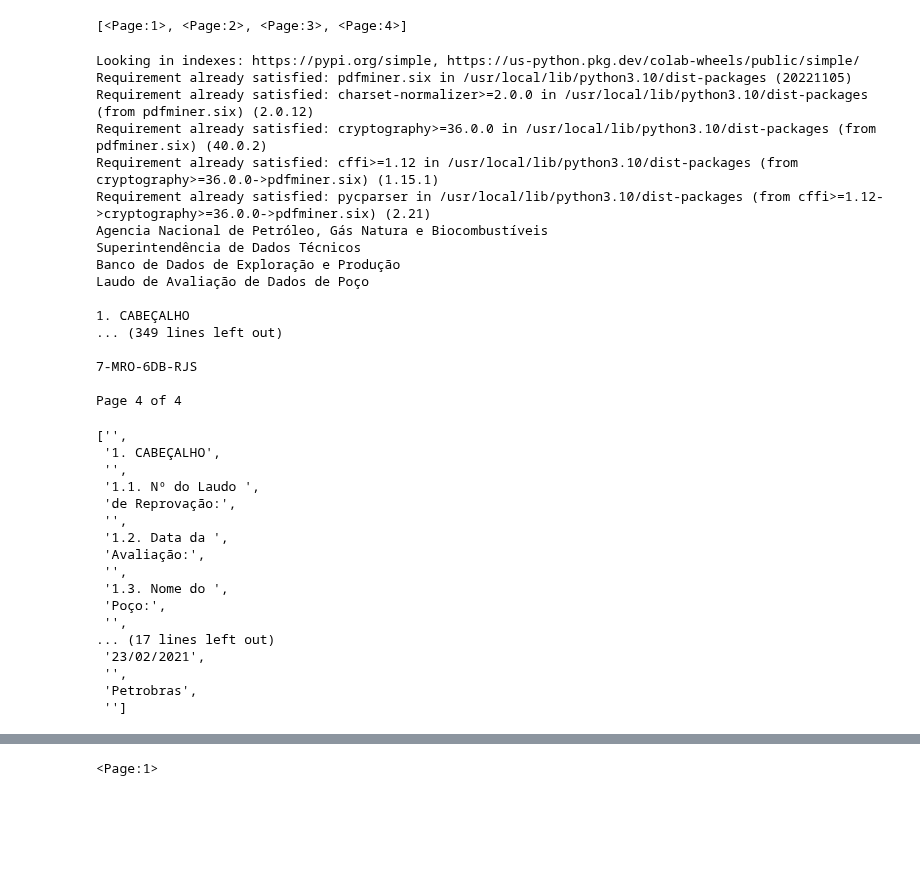
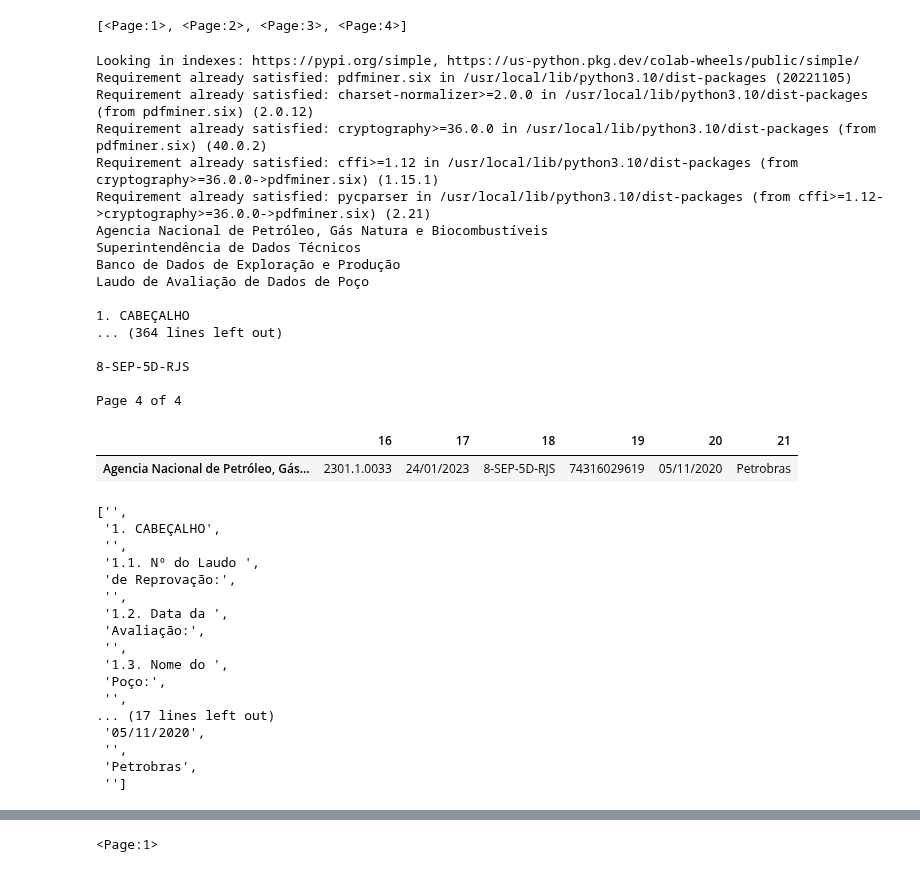
Before and after one commit to fabiobasson/my-frirst-repo, a Jupyter notebook: oficios_qualidade.ipynb, the cells around one changed output, grey strips where cells are left out. Cells and saved outputs as stored; diff of their text form; code cells hidden in the pictures; blank space fills up the shorter version.

```diff
--- a/oficios_qualidade.ipynb
+++ b/oficios_qualidade.ipynb
@@ -93,7 +91,10 @@ ERROR: No matching distribution found for os
 # %%
 !pip install pdfminer.six
 from pdfminer.high_level import extract_text
-text  = extract_text('Laudo_3047648.pdf', 'rb')
+import pandas as pd
+import io
+
+text  = extract_text('laudo/Laudo_2787644.pdf', 'rb')
 print(text)
 df2 = pd.read_fwf(io.StringIO(text))
 # %% [output]
@@ -109,9 +110,14 @@ Banco de Dados de Exploração e Produção
 Laudo de Avaliação de Dados de Poço
 
 1. CABEÇALHO
-... (349 lines left out)
+... (364 lines left out)
 
-7-MRO-6DB-RJS
+8-SEP-5D-RJS
 
 Page 4 of 4
+# %%
+df2[16:22].T
+# %% [output]
+|  | 16 | 17 | 18 | 19 | 20 | 21 |
+| Agencia Nacional de Petróleo, Gás... | 2301.1.0033 | 24/01/2023 | 8-SEP-5D-RJS | 74316029619 | 05/11/2020 | Petrobras |
 # %%
@@ -133,7 +138,7 @@ text.split('\n')[4:37]
  'Poço:',
  '',
 ... (17 lines left out)
- '23/02/2021',
+ '05/11/2020',
  '',
  'Petrobras',
  '']
```
Also changed, not shown: parts of 15 cells of this notebook.
